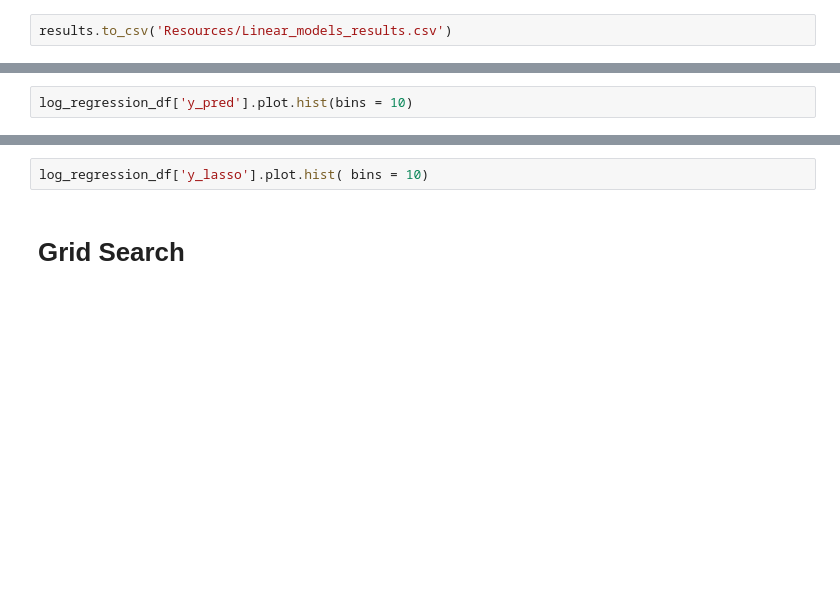
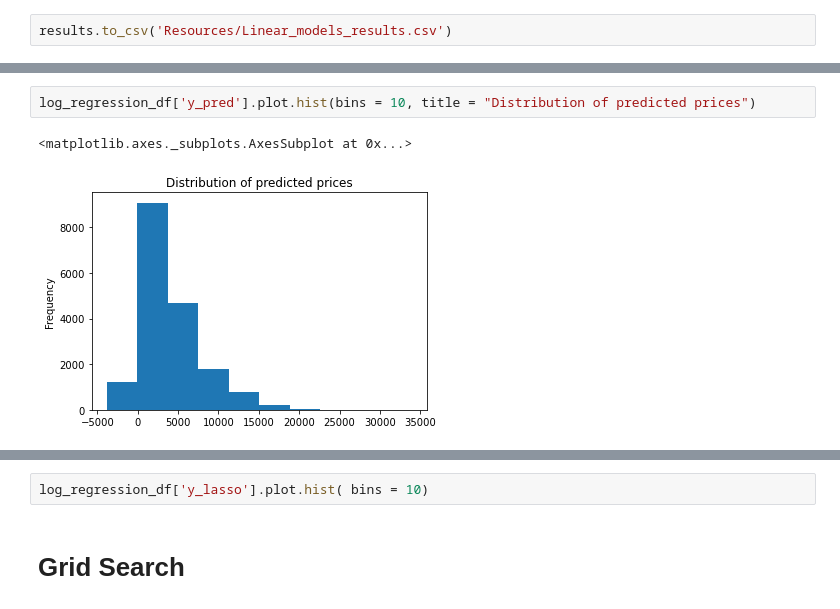
Before and after one commit to boranova/Diamond-Prices-Machine-Learning, a Jupyter notebook: Linear_models_v.ipynb, the cells around one changed output, grey strips where cells are left out. Saved outputs shown, nothing was run; the diff lists cells and outputs as text; blank space fills up the shorter version.

```diff
--- a/Linear_models_v.ipynb
+++ b/Linear_models_v.ipynb
@@ -155,3 +167,6 @@ log_regression_df.describe()
 # %%
-log_regression_df['y_pred'].plot.hist(bins = 10)
+log_regression_df['y_pred'].plot.hist(bins = 10, title = "Distribution of predicted prices")
+# %% [output]
+<matplotlib.axes._subplots.AxesSubplot at 0x...>
+[figure, added]
 # %%
```
Also changed, not shown: parts of 6 cells of this notebook, 2 other files.
